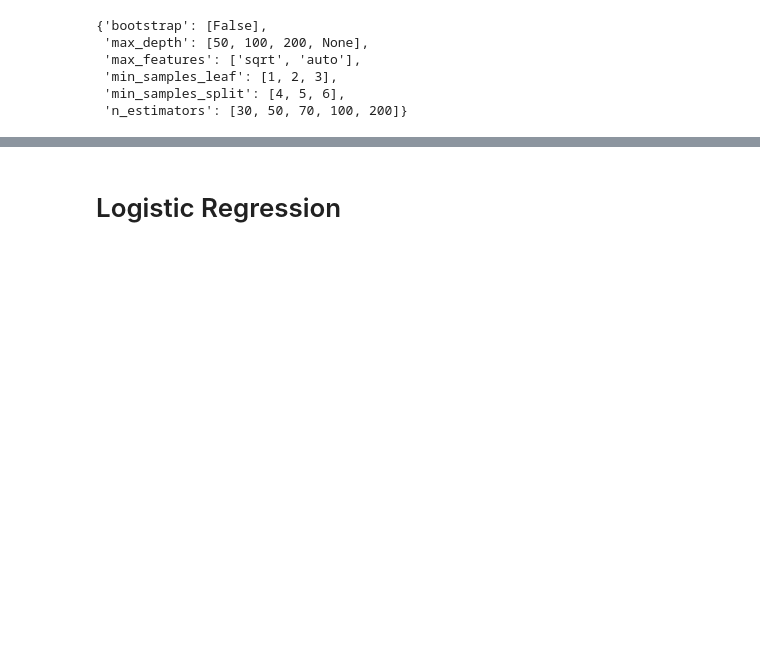
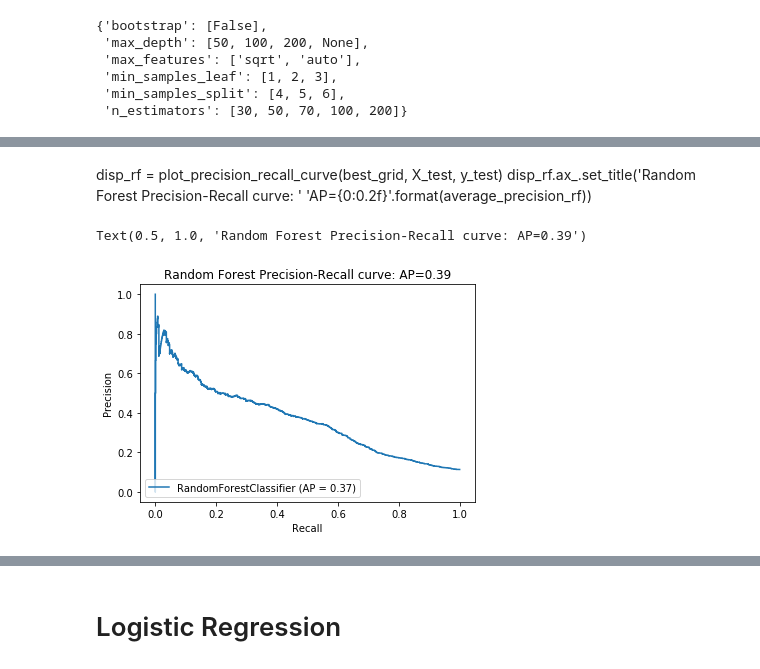
Before and after one commit to swang141/springboard_datascience, a Jupyter notebook: Bank_Marketing_Direct_Call_Marketing_Analysis.ipynb, the cells around one changed output, grey strips where cells are left out. Drawn from its saved outputs; the diff is of its cells as text; code cells hidden in the pictures; blank space fills up the shorter version.

```diff
--- a/Bank_Marketing_Direct_Call_Marketing_Analysis.ipynb
+++ b/Bank_Marketing_Direct_Call_Marketing_Analysis.ipynb
@@ -890,3 +895,14 @@ By comparing the result of random search and grid search, grid search improves0.
+# %% [markdown]
+disp_rf = plot_precision_recall_curve(best_grid, X_test, y_test)
+disp_rf.ax_.set_title('Random Forest Precision-Recall curve: '
+                   'AP={0:0.2f}'.format(average_precision_rf))
+# %%
+disp_rf = plot_precision_recall_curve(best_grid, X_test, y_test)
+disp_rf.ax_.set_title('Random Forest Precision-Recall curve: '
+                   'AP={0:0.2f}'.format(average_precision_rf))
+# %% [output]
+Text(0.5, 1.0, 'Random Forest Precision-Recall curve: AP=0.39')
+[figure, added]
 # %%
 feature_importances = pd.DataFrame(best_random.feature_importances_, index =imputed_bank_full.drop(['y_yes'], axis = 1).columns, columns = ['Importance']).sort_values(by='Importance', ascending=False)
 feature_importances = feature_importances[:30]
```
Also changed, not shown: parts of 55 cells of this notebook, 1 other file.
